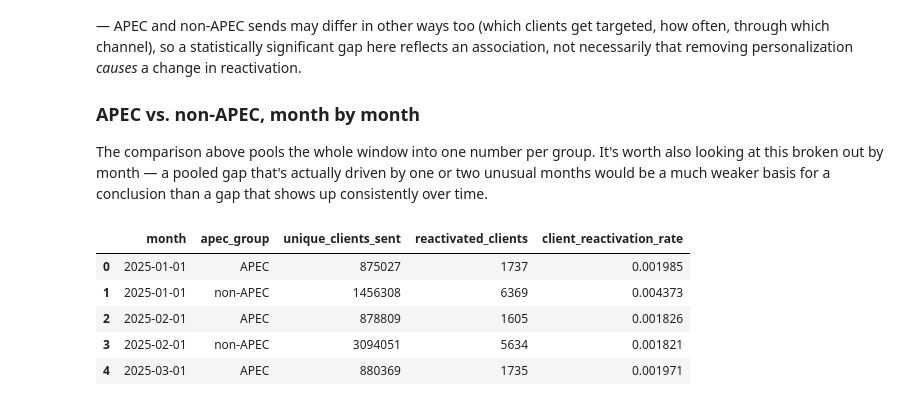
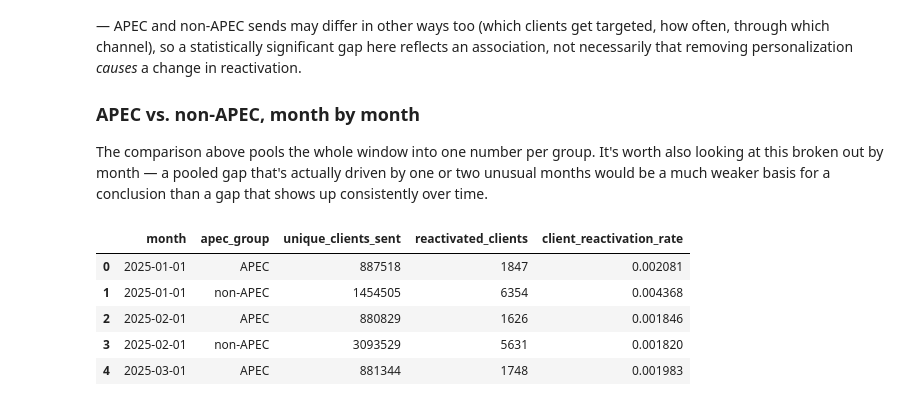
Before and after one commit to sfoyola/sao-sfix-ds, a Jupyter notebook: exp_apec_latent_style_analysis/personalization_impact_v1.ipynb, the cells around one changed output. Drawn from its saved outputs; the diff is of its cells as text; code cells hidden in the pictures.

```diff
--- a/exp_apec_latent_style_analysis/personalization_impact_v1.ipynb
+++ b/exp_apec_latent_style_analysis/personalization_impact_v1.ipynb
@@ -256,40 +257,46 @@ dormant_3yr_sends AS (
 categorized_sends AS (
     SELECT
         client_id, sent_timestamp, reactivated,
-        CASE WHEN send_utm_campaign LIKE '%apec%' THEN 'APEC' ELSE 'non-APEC' END AS apec_group
+        CASE
+            WHEN send_utm_campaign LIKE '%apec%' THEN 'APEC'
+            WHEN send_utm_campaign LIKE '%browseabandon%' THEN 'APEC'
+            WHEN send_utm_campaign LIKE '%stylepass%' THEN 'APEC'
+            WHEN send_utm_campaign LIKE '%styleprofile%' THEN 'APEC'
+            ELSE 'non-APEC'
+        END AS apec_group
     FROM dormant_3yr_sends
 ),
 client_month_group AS (
     -- one row per client per month per group: did they reactivate at all that month, under this group
     SELECT
         client_id,
         DATE_TRUNC('month', sent_timestamp) AS month,
         apec_group,
         MAX(reactivated) AS client_reactivated
     FROM categorized_sends
     GROUP BY 1, 2, 3
 )
 SELECT
     month,
     apec_group,
     COUNT(DISTINCT client_id) AS unique_clients_sent,
     SUM(client_reactivated) AS reactivated_clients,
     CAST(SUM(client_reactivated) AS DOUBLE) / COUNT(DISTINCT client_id) AS client_reactivation_rate
 FROM client_month_group
 GROUP BY 1, 2
 ORDER BY 1, 2
 """
 
 apec_monthly_df = query(apec_monthly_query)
 apec_monthly_df['month'] = pd.to_datetime(apec_monthly_df['month'])
 apec_monthly_df.head()
 # %% [output]
 |  | month | apec_group | unique_clients_sent | reactivated_clients | client_reactivation_rate |
-| 0 | 2025-01-01 | APEC | 875027 | 1737 | 0.001985 |
-| 1 | 2025-01-01 | non-APEC | 1456308 | 6369 | 0.004373 |
-| 2 | 2025-02-01 | APEC | 878809 | 1605 | 0.001826 |
-| 3 | 2025-02-01 | non-APEC | 3094051 | 5634 | 0.001821 |
-| 4 | 2025-03-01 | APEC | 880369 | 1735 | 0.001971 |
+| 0 | 2025-01-01 | APEC | 887518 | 1847 | 0.002081 |
+| 1 | 2025-01-01 | non-APEC | 1454505 | 6354 | 0.004368 |
+| 2 | 2025-02-01 | APEC | 880829 | 1626 | 0.001846 |
+| 3 | 2025-02-01 | non-APEC | 3093529 | 5631 | 0.001820 |
+| 4 | 2025-03-01 | APEC | 881344 | 1748 | 0.001983 |
 # %%
 fig, ax = plt.subplots(figsize=(10, 5))
 
```
Also changed, not shown: parts of 12 cells of this notebook, 5 other files.
